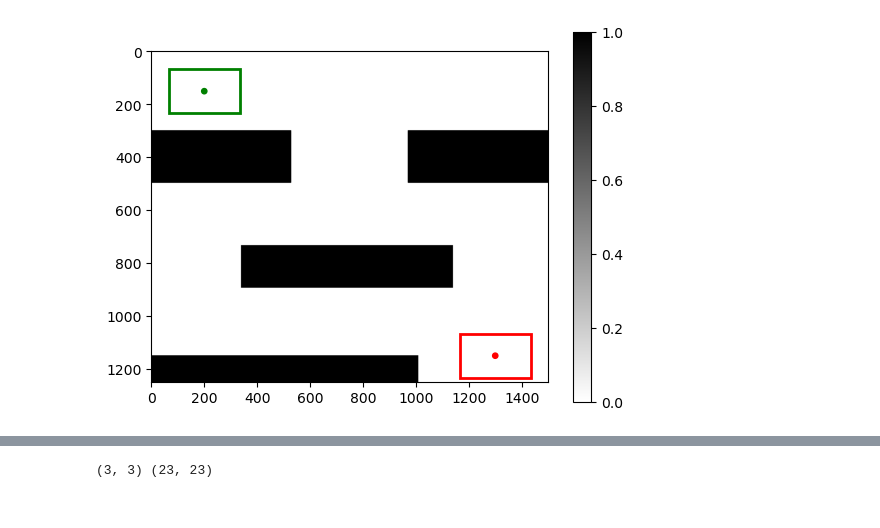
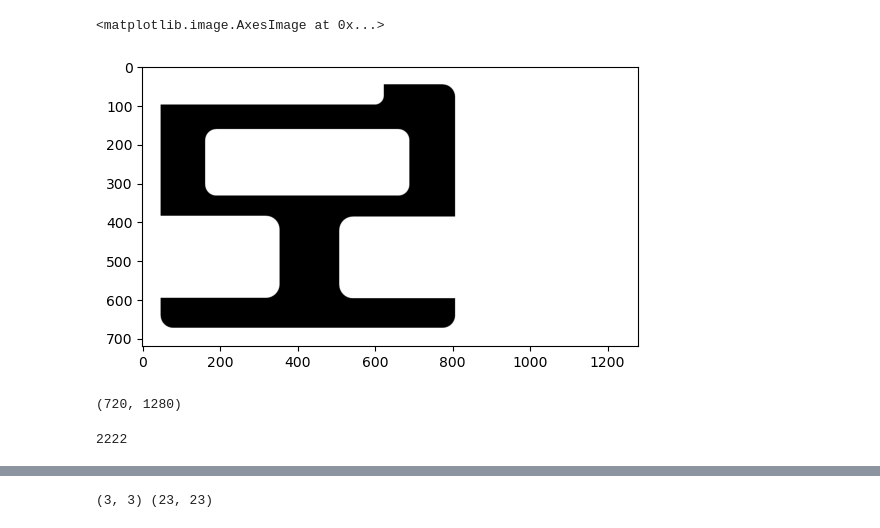
Before and after one commit to jmilliaan/igp-amr, a Jupyter notebook: src/map_processing.ipynb, the cells around one changed output, grey strips where cells are left out. Saved outputs shown, nothing was run; the diff lists cells and outputs as text; code cells hidden in the pictures.

```diff
--- a/src/map_processing.ipynb
+++ b/src/map_processing.ipynb
@@ -5,27 +7,17 @@ from mapcalc import Map
-# %%
-plt.imshow(base_map, cmap=plt.cm.gray_r)
-start_point = plt.Circle(start_coord, 10, color="g")
-r_start_point = plt.Rectangle(
-    get_center_point(start_coord, robot_size),
-    robot_size[0],
-    robot_size[1],
-    linewidth=2,
-    edgecolor="g",
-    facecolor="none")
-destination_point = plt.Circle(end_coord, 10, color="r")
-r_destination_point = plt.Rectangle(
-    get_center_point(end_coord, robot_size),
-    robot_size[0],
-    robot_size[1],
-    linewidth=2,
-    edgecolor="r",
-    facecolor="none")
-plt.colorbar()
-# plt.gca().invert_yaxis()
-plt.gca().add_patch(start_point)
-plt.gca().add_patch(destination_point)
-plt.gca().add_patch(r_start_point)
-plt.gca().add_patch(r_destination_point)
-plt.show()
-# %% [output]
-[figure, removed]
+# %%
+img_source = "map_source/TRIALMAP_EXPAND_3.jpg"
+img = mpimg.imread(img_source)
+img_gr = np.dot(img[..., :3], [0.2989, 0.5870, 0.1140])
+# %%
+plt.imshow(img_gr, cmap="grey")
+# %% [output]
+<matplotlib.image.AxesImage at 0x...>
+[figure, added]
+# %%
+img_gr.shape
+# %% [output]
+(720, 1280)
+# %%
+int(1250*1280/720)
+# %% [output]
+2222
```
Also changed, not shown: parts of 4 cells of this notebook, 4 other files.
